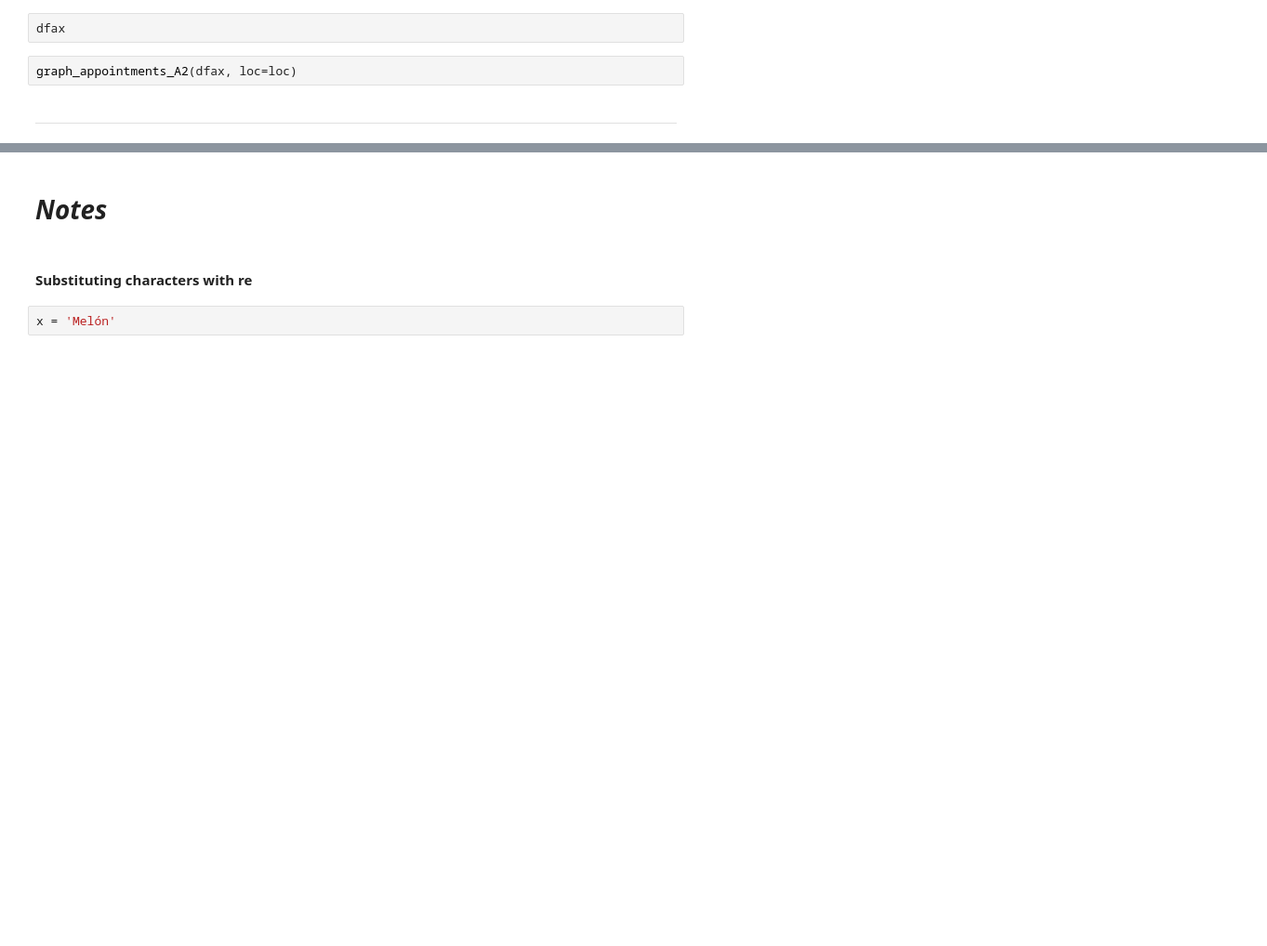
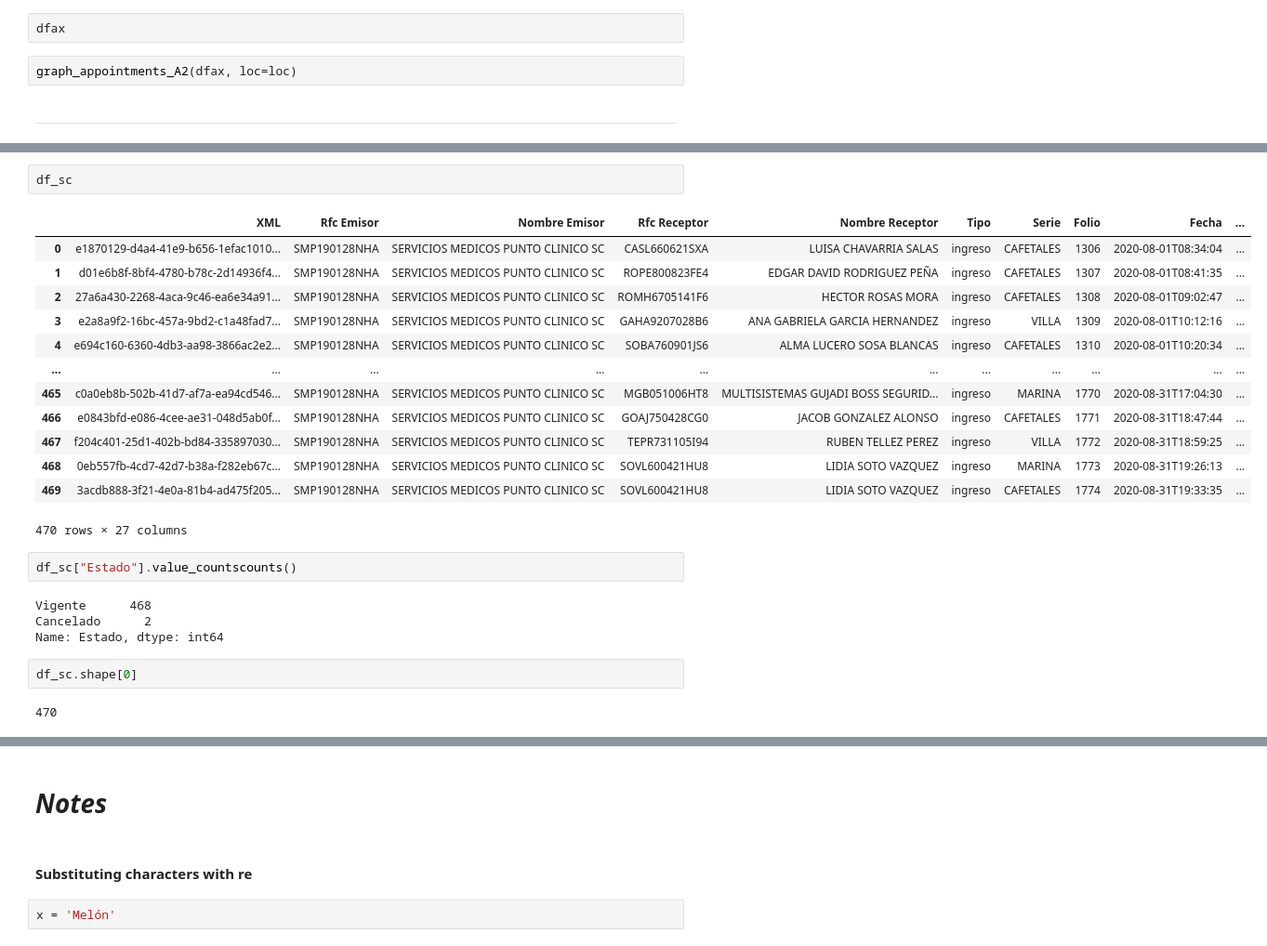
Before and after one commit to Roberto919/punto_clinico_pres, a Jupyter notebook: CoreB/BI/BI_nb.ipynb, the cells around one changed output, grey strips where cells are left out. Shown at 93% size. Drawn from its saved outputs; the diff is of its cells as text; blank space fills up the shorter version.

```diff
--- a/CoreB/BI/BI_nb.ipynb
+++ b/CoreB/BI/BI_nb.ipynb
@@ -537,0 +568,26 @@ graph_appointments_A2(dfax, loc=loc)
+# %%
+df_sc
+# %% [output]
+|  | XML | Rfc Emisor | Nombre Emisor | Rfc Receptor | Nombre Receptor | Tipo | Serie | Folio | Fecha | ... |
+| 0 | e1870129-d4a4-41e9-b656-1efac1010... | SMP190128NHA | SERVICIOS MEDICOS PUNTO CLINICO SC | CASL660621SXA | LUISA CHAVARRIA SALAS | ingreso | CAFETALES | 1306 | 2020-08-01T08:34:04 | ... |
+| 1 | d01e6b8f-8bf4-4780-b78c-2d14936f4... | SMP190128NHA | SERVICIOS MEDICOS PUNTO CLINICO SC | ROPE800823FE4 | EDGAR DAVID RODRIGUEZ PEÑA | ingreso | CAFETALES | 1307 | 2020-08-01T08:41:35 | ... |
+| 2 | 27a6a430-2268-4aca-9c46-ea6e34a91... | SMP190128NHA | SERVICIOS MEDICOS PUNTO CLINICO SC | ROMH6705141F6 | HECTOR ROSAS MORA | ingreso | CAFETALES | 1308 | 2020-08-01T09:02:47 | ... |
+| 3 | e2a8a9f2-16bc-457a-9bd2-c1a48fad7... | SMP190128NHA | SERVICIOS MEDICOS PUNTO CLINICO SC | GAHA9207028B6 | ANA GABRIELA GARCIA HERNANDEZ | ingreso | VILLA | 1309 | 2020-08-01T10:12:16 | ... |
+| 4 | e694c160-6360-4db3-aa98-3866ac2e2... | SMP190128NHA | SERVICIOS MEDICOS PUNTO CLINICO SC | SOBA760901JS6 | ALMA LUCERO SOSA BLANCAS | ingreso | CAFETALES | 1310 | 2020-08-01T10:20:34 | ... |
+| ... | ... | ... | ... | ... | ... | ... | ... | ... | ... | ... |
+| 465 | c0a0eb8b-502b-41d7-af7a-ea94cd546... | SMP190128NHA | SERVICIOS MEDICOS PUNTO CLINICO SC | MGB051006HT8 | MULTISISTEMAS GUJADI BOSS SEGURID... | ingreso | MARINA | 1770 | 2020-08-31T17:04:30 | ... |
+| 466 | e0843bfd-e086-4cee-ae31-048d5ab0f... | SMP190128NHA | SERVICIOS MEDICOS PUNTO CLINICO SC | GOAJ750428CG0 | JACOB GONZALEZ ALONSO | ingreso | CAFETALES | 1771 | 2020-08-31T18:47:44 | ... |
+| 467 | f204c401-25d1-402b-bd84-335897030... | SMP190128NHA | SERVICIOS MEDICOS PUNTO CLINICO SC | TEPR731105I94 | RUBEN TELLEZ PEREZ | ingreso | VILLA | 1772 | 2020-08-31T18:59:25 | ... |
+| 468 | 0eb557fb-4cd7-42d7-b38a-f282eb67c... | SMP190128NHA | SERVICIOS MEDICOS PUNTO CLINICO SC | SOVL600421HU8 | LIDIA SOTO VAZQUEZ | ingreso | MARINA | 1773 | 2020-08-31T19:26:13 | ... |
+| 469 | 3acdb888-3f21-4e0a-81b4-ad475f205... | SMP190128NHA | SERVICIOS MEDICOS PUNTO CLINICO SC | SOVL600421HU8 | LIDIA SOTO VAZQUEZ | ingreso | CAFETALES | 1774 | 2020-08-31T19:33:35 | ... |
+470 rows × 27 columns
+# %%
+df_sc["Estado"].value_countscounts()
+# %% [output]
+Vigente      468
+Cancelado      2
+Name: Estado, dtype: int64
+# %%
+df_sc.shape[0]
+# %% [output]
+470
```
Also changed, not shown: parts of 8 cells of this notebook.
